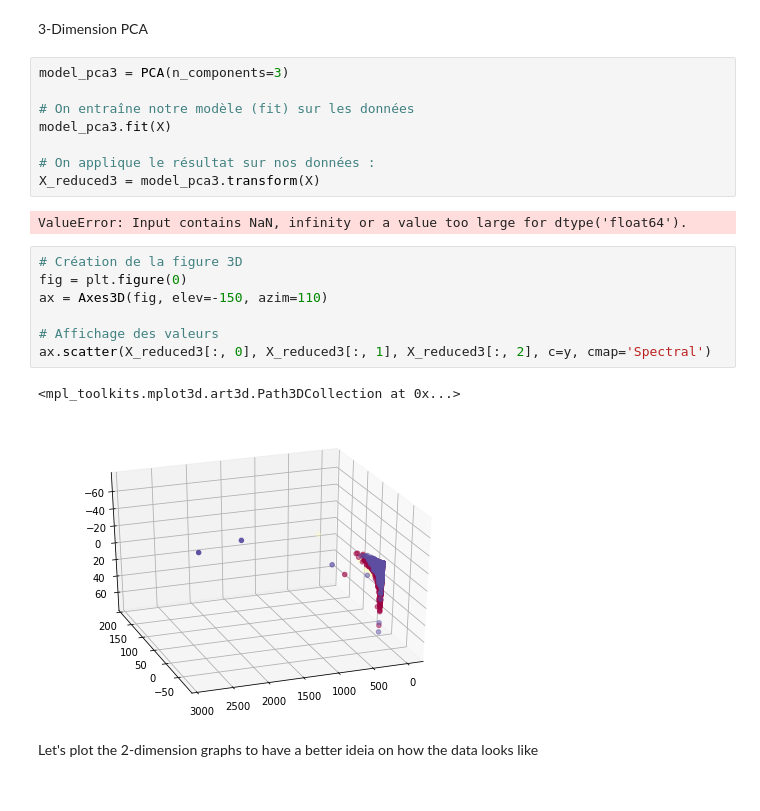
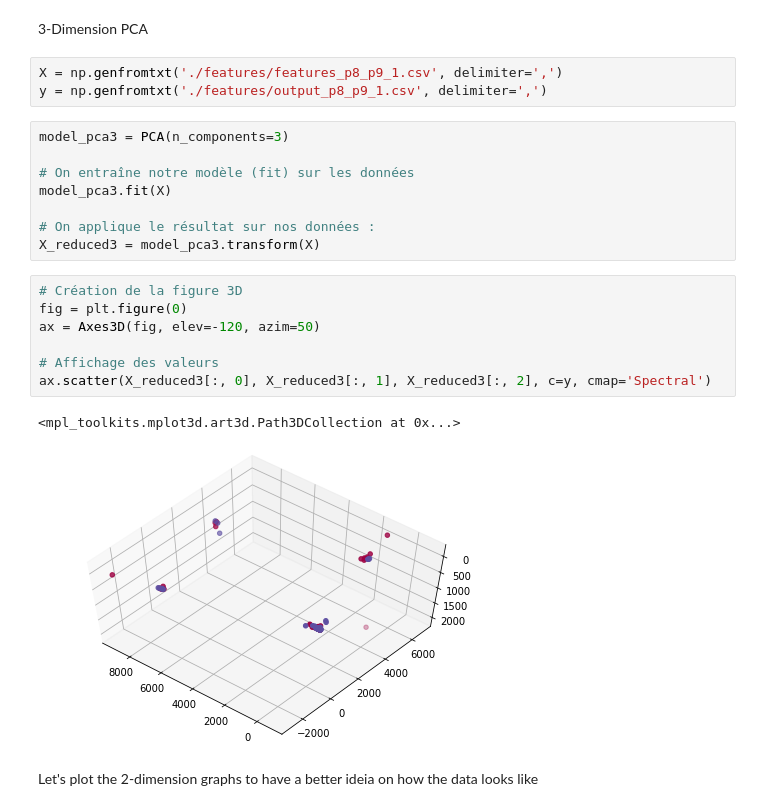
Before and after one commit to nadirlarhdir/Kate, a Jupyter notebook: Hololens_project/K - Means.ipynb, the cells around one changed output. Saved outputs shown, nothing was run; the diff lists cells and outputs as text.

```diff
--- a/Hololens_project/K - Means.ipynb
+++ b/Hololens_project/K - Means.ipynb
@@ -43,6 +80,9 @@ def clean_weird_data(X,y,n):
 ## Applying PCA
 # %% [markdown]
 3-Dimension PCA
+# %%
+X = np.genfromtxt('./features/features_p8_p9_1.csv', delimiter=',')
+y = np.genfromtxt('./features/output_p8_p9_1.csv', delimiter=',')
 # %%
 model_pca3 = PCA(n_components=3)
 
@@ -51,18 +91,16 @@ model_pca3.fit(X)
 
 # On applique le résultat sur nos données :
 X_reduced3 = model_pca3.transform(X)
-# %% [output]
-ValueError: Input contains NaN, infinity or a value too large for dtype('float64').
 # %%
 # Création de la figure 3D
 fig = plt.figure(0)
-ax = Axes3D(fig, elev=-150, azim=110)
+ax = Axes3D(fig, elev=-120, azim=50)
 
 # Affichage des valeurs
 ax.scatter(X_reduced3[:, 0], X_reduced3[:, 1], X_reduced3[:, 2], c=y, cmap='Spectral')
 # %% [output]
 <mpl_toolkits.mplot3d.art3d.Path3DCollection at 0x...>
-[figure, old version]
+[figure, new version]
 # %% [markdown]
 Let's plot the 2-dimension graphs to have a better ideia on how the data looks like
 # %%
```
Also changed, not shown: parts of 23 cells of this notebook, 43 other files.
